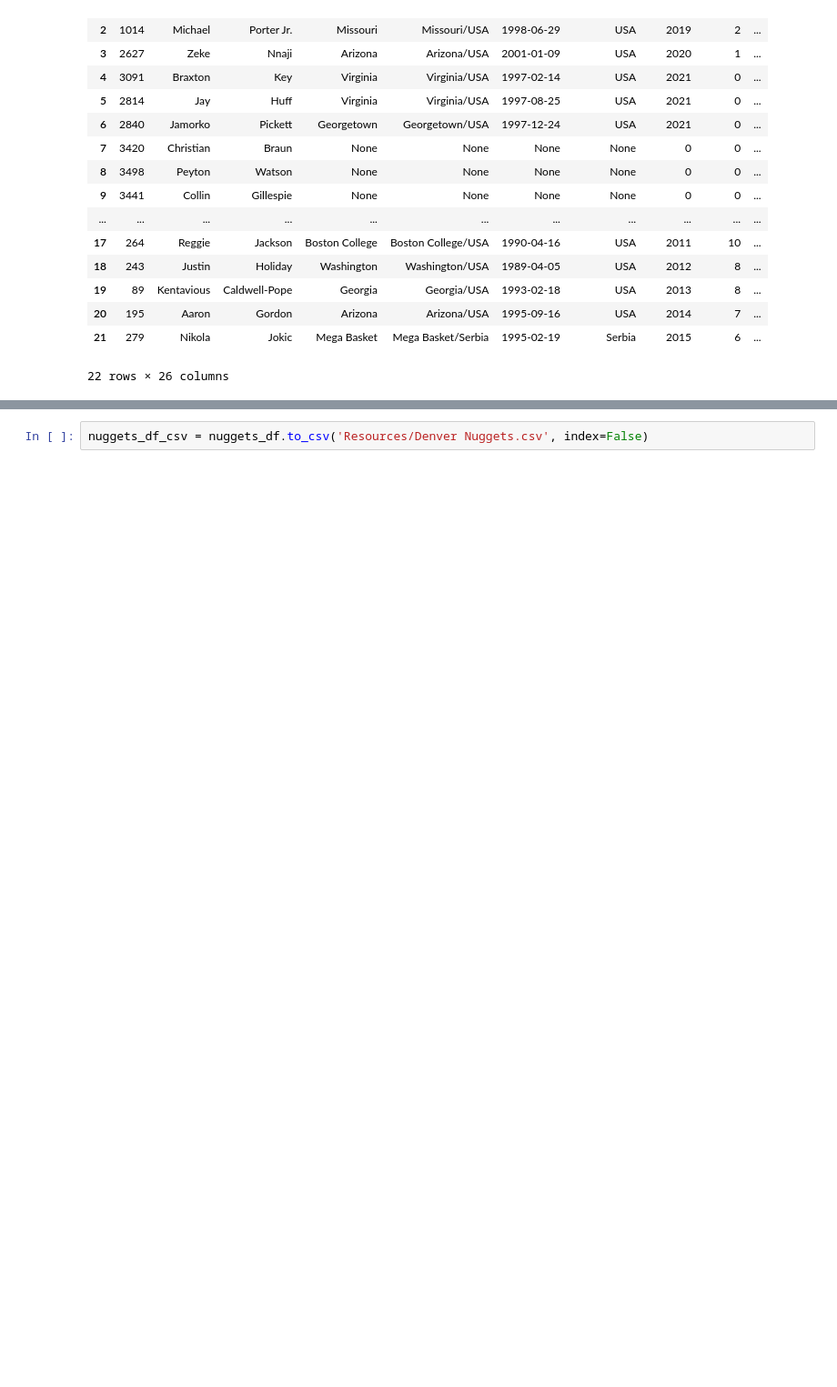
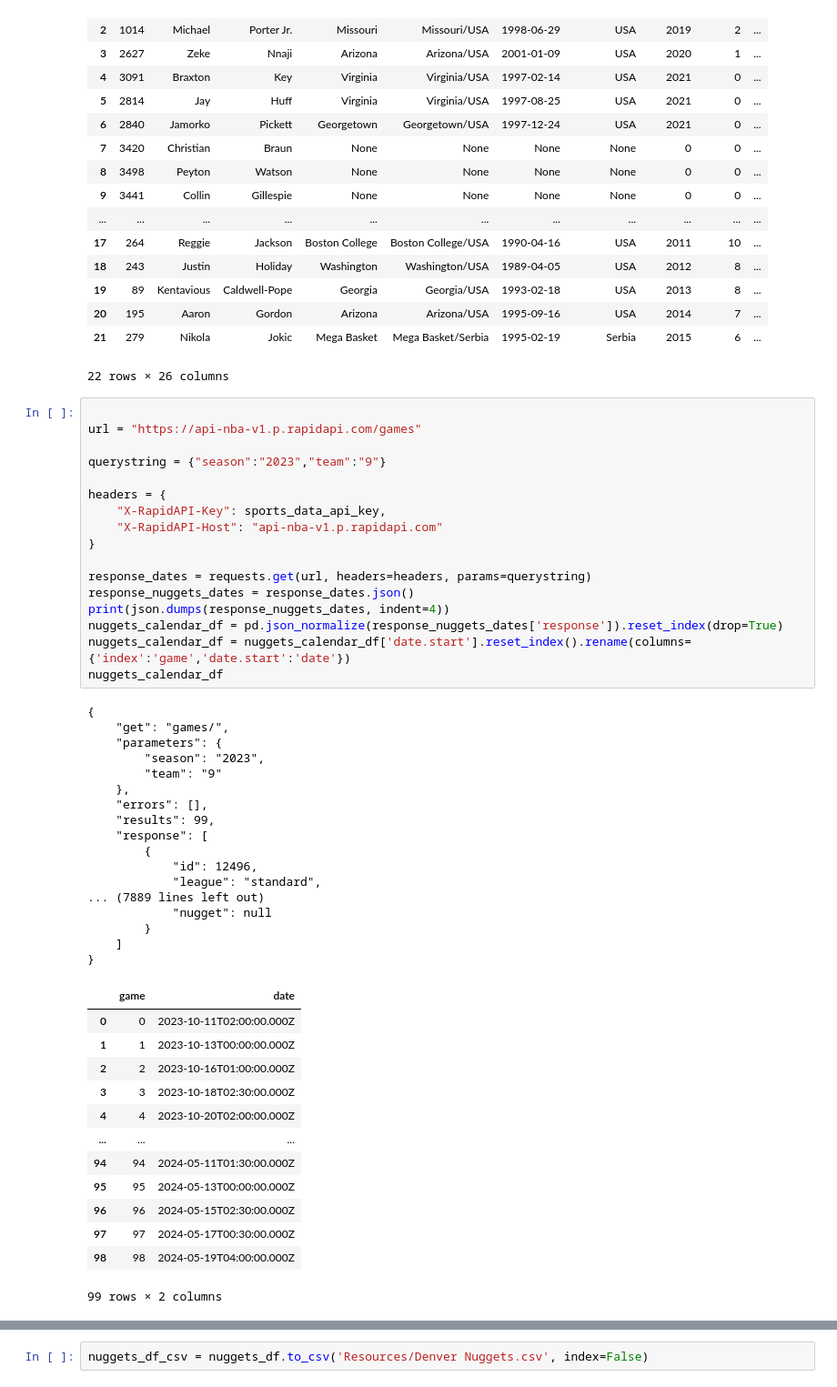
Before and after one commit to knox135/group-project-1, a Jupyter notebook: denver nuggets.ipynb, the cells around one changed output, grey strips where cells are left out. Shown at 91% size. Saved outputs shown, nothing was run; the diff lists cells and outputs as text; blank space fills up the shorter version.

```diff
--- a/denver nuggets.ipynb
+++ b/denver nuggets.ipynb
@@ -65,3 +65,51 @@ nuggets_df
 | 20 | 195 | Aaron | Gordon | Arizona | Arizona/USA | 1995-09-16 | USA | 2014 | 7 | ... |
 | 21 | 279 | Nikola | Jokic | Mega Basket | Mega Basket/Serbia | 1995-02-19 | Serbia | 2015 | 6 | ... |
 22 rows × 26 columns
+# %%
+
+url = "https://api-nba-v1.p.rapidapi.com/games"
+
+querystring = {"season":"2023","team":"9"}
+
+headers = {
+	"X-RapidAPI-Key": sports_data_api_key,
+	"X-RapidAPI-Host": "api-nba-v1.p.rapidapi.com"
+}
+
+response_dates = requests.get(url, headers=headers, params=querystring)
+response_nuggets_dates = response_dates.json()
+print(json.dumps(response_nuggets_dates, indent=4))
+nuggets_calendar_df = pd.json_normalize(response_nuggets_dates['response']).reset_index(drop=True)
+nuggets_calendar_df = nuggets_calendar_df['date.start'].reset_index().rename(columns={'index':'game','date.start':'date'})
+nuggets_calendar_df
+# %% [output]
+{
+    "get": "games/",
+    "parameters": {
+        "season": "2023",
+        "team": "9"
+    },
+    "errors": [],
+    "results": 99,
+    "response": [
+        {
+            "id": 12496,
+            "league": "standard",
+... (7889 lines left out)
+            "nugget": null
+        }
+    ]
+}
+|  | game | date |
+| 0 | 0 | 2023-10-11T02:00:00.000Z |
+| 1 | 1 | 2023-10-13T00:00:00.000Z |
+| 2 | 2 | 2023-10-16T01:00:00.000Z |
+| 3 | 3 | 2023-10-18T02:30:00.000Z |
+| 4 | 4 | 2023-10-20T02:00:00.000Z |
+| ... | ... | ... |
+| 94 | 94 | 2024-05-11T01:30:00.000Z |
+| 95 | 95 | 2024-05-13T00:00:00.000Z |
+| 96 | 96 | 2024-05-15T02:30:00.000Z |
+| 97 | 97 | 2024-05-17T00:30:00.000Z |
+| 98 | 98 | 2024-05-19T04:00:00.000Z |
+99 rows × 2 columns
```
Also changed, not shown: parts of 2 cells of this notebook, 4 other files.
